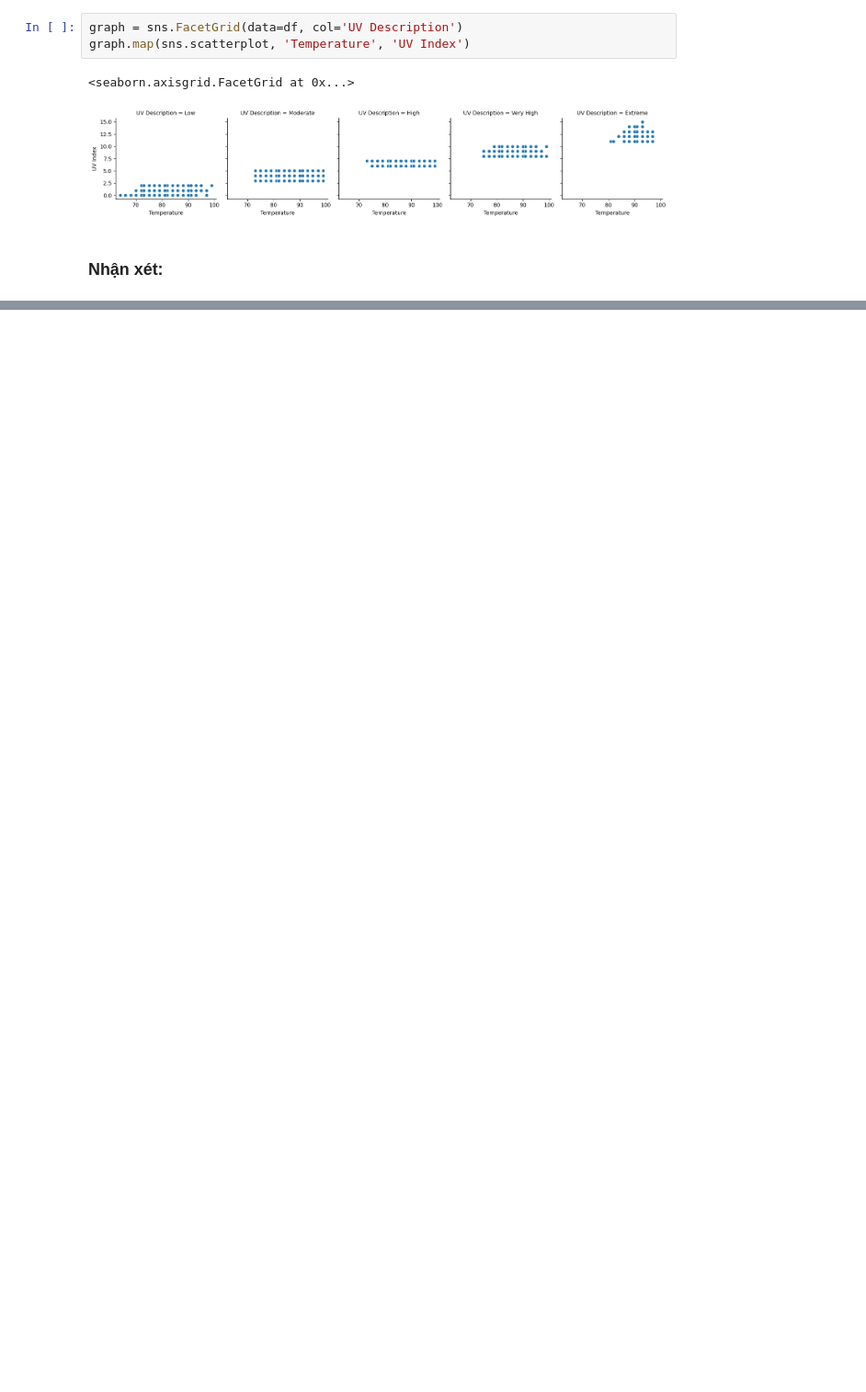
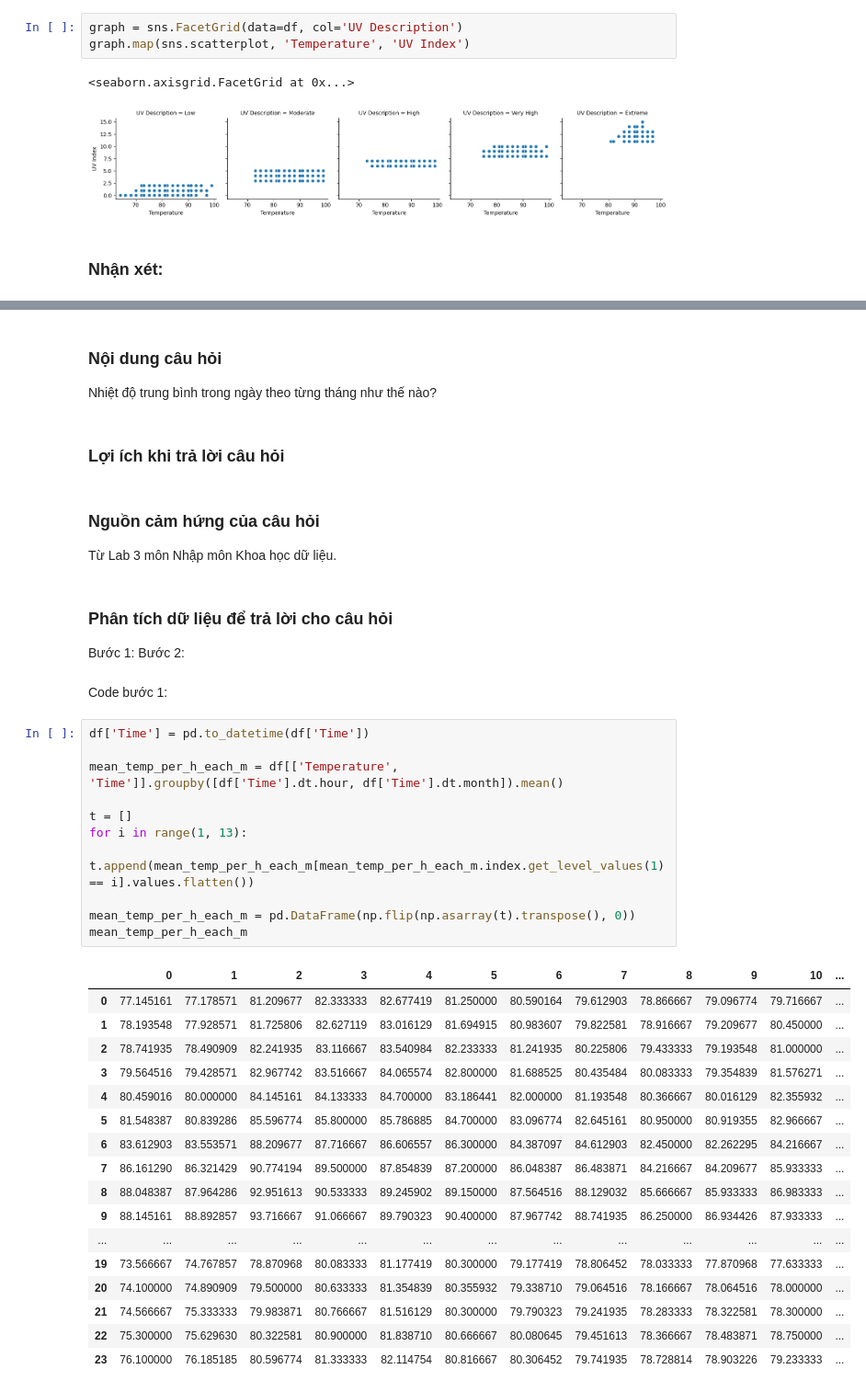
Before and after one commit to duongtanton/NP-KHDL-Gr9, a Jupyter notebook: Problem-Framing.ipynb, the cells around one changed output, grey strips where cells are left out. Shown at 92% size. Cells and saved outputs as stored; diff of their text form; blank space fills up the shorter version.

```diff
--- a/Problem-Framing.ipynb
+++ b/Problem-Framing.ipynb
@@ -53,0 +51,43 @@ graph.map(sns.scatterplot, 'Temperature', 'UV Index')
+# %% [markdown]
+### Nội dung câu hỏi
+Nhiệt độ trung bình trong ngày theo từng tháng như thế nào?
+# %% [markdown]
+### Lợi ích khi trả lời câu hỏi
+# %% [markdown]
+### Nguồn cảm hứng của câu hỏi
+Từ Lab 3 môn Nhập môn Khoa học dữ liệu.
+# %% [markdown]
+### Phân tích dữ liệu để trả lời cho câu hỏi
+Bước 1:
+Bước 2:
+# %% [markdown]
+Code bước 1:
+# %%
+df['Time'] = pd.to_datetime(df['Time'])
+
+mean_temp_per_h_each_m = df[['Temperature', 'Time']].groupby([df['Time'].dt.hour, df['Time'].dt.month]).mean()
+
+t = []
+for i in range(1, 13):
+    t.append(mean_temp_per_h_each_m[mean_temp_per_h_each_m.index.get_level_values(1) == i].values.flatten())
+
+mean_temp_per_h_each_m = pd.DataFrame(np.flip(np.asarray(t).transpose(), 0))
+mean_temp_per_h_each_m
+# %% [output]
+|  | 0 | 1 | 2 | 3 | 4 | 5 | 6 | 7 | 8 | 9 | 10 | ... |
+| 0 | 77.145161 | 77.178571 | 81.209677 | 82.333333 | 82.677419 | 81.250000 | 80.590164 | 79.612903 | 78.866667 | 79.096774 | 79.716667 | ... |
+| 1 | 78.193548 | 77.928571 | 81.725806 | 82.627119 | 83.016129 | 81.694915 | 80.983607 | 79.822581 | 78.916667 | 79.209677 | 80.450000 | ... |
+| 2 | 78.741935 | 78.490909 | 82.241935 | 83.116667 | 83.540984 | 82.233333 | 81.241935 | 80.225806 | 79.433333 | 79.193548 | 81.000000 | ... |
+| 3 | 79.564516 | 79.428571 | 82.967742 | 83.516667 | 84.065574 | 82.800000 | 81.688525 | 80.435484 | 80.083333 | 79.354839 | 81.576271 | ... |
+| 4 | 80.459016 | 80.000000 | 84.145161 | 84.133333 | 84.700000 | 83.186441 | 82.000000 | 81.193548 | 80.366667 | 80.016129 | 82.355932 | ... |
+| 5 | 81.548387 | 80.839286 | 85.596774 | 85.800000 | 85.786885 | 84.700000 | 83.096774 | 82.645161 | 80.950000 | 80.919355 | 82.966667 | ... |
+| 6 | 83.612903 | 83.553571 | 88.209677 | 87.716667 | 86.606557 | 86.300000 | 84.387097 | 84.612903 | 82.450000 | 82.262295 | 84.216667 | ... |
+| 7 | 86.161290 | 86.321429 | 90.774194 | 89.500000 | 87.854839 | 87.200000 | 86.048387 | 86.483871 | 84.216667 | 84.209677 | 85.933333 | ... |
+| 8 | 88.048387 | 87.964286 | 92.951613 | 90.533333 | 89.245902 | 89.150000 | 87.564516 | 88.129032 | 85.666667 | 85.933333 | 86.983333 | ... |
+| 9 | 88.145161 | 88.892857 | 93.716667 | 91.066667 | 89.790323 | 90.400000 | 87.967742 | 88.741935 | 86.250000 | 86.934426 | 87.933333 | ... |
+| ... | ... | ... | ... | ... | ... | ... | ... | ... | ... | ... | ... | ... |
+| 19 | 73.566667 | 74.767857 | 78.870968 | 80.083333 | 81.177419 | 80.300000 | 79.177419 | 78.806452 | 78.033333 | 77.870968 | 77.633333 | ... |
+| 20 | 74.100000 | 74.890909 | 79.500000 | 80.633333 | 81.354839 | 80.355932 | 79.338710 | 79.064516 | 78.166667 | 78.064516 | 78.000000 | ... |
+| 21 | 74.566667 | 75.333333 | 79.983871 | 80.766667 | 81.516129 | 80.300000 | 79.790323 | 79.241935 | 78.283333 | 78.322581 | 78.300000 | ... |
+| 22 | 75.300000 | 75.629630 | 80.322581 | 80.900000 | 81.838710 | 80.666667 | 80.080645 | 79.451613 | 78.366667 | 78.483871 | 78.750000 | ... |
+| 23 | 76.100000 | 76.185185 | 80.596774 | 81.333333 | 82.114754 | 80.816667 | 80.306452 | 79.741935 | 78.728814 | 78.903226 | 79.233333 | ... |
```
Also changed, not shown: parts of 5 cells of this notebook.
